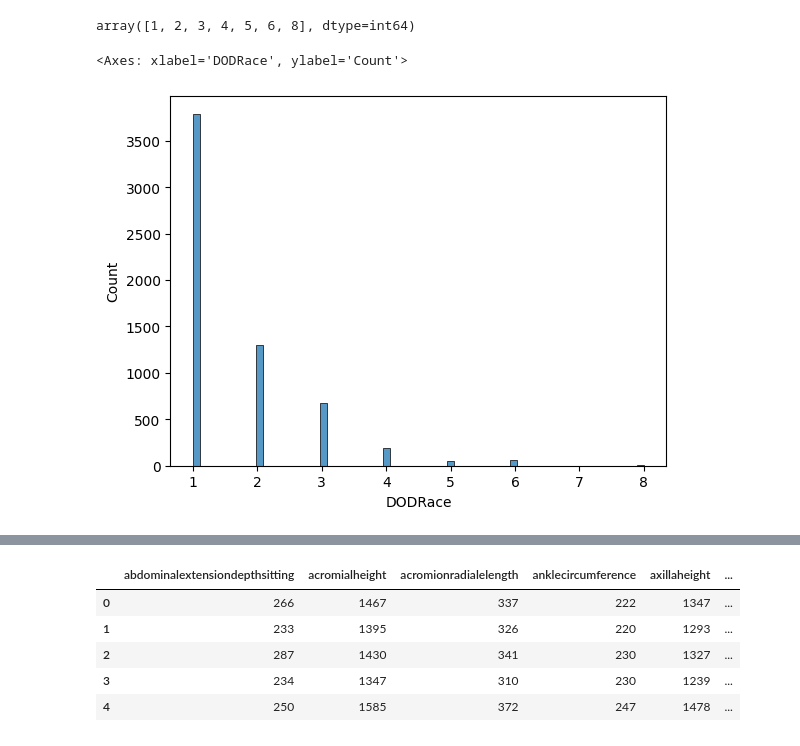
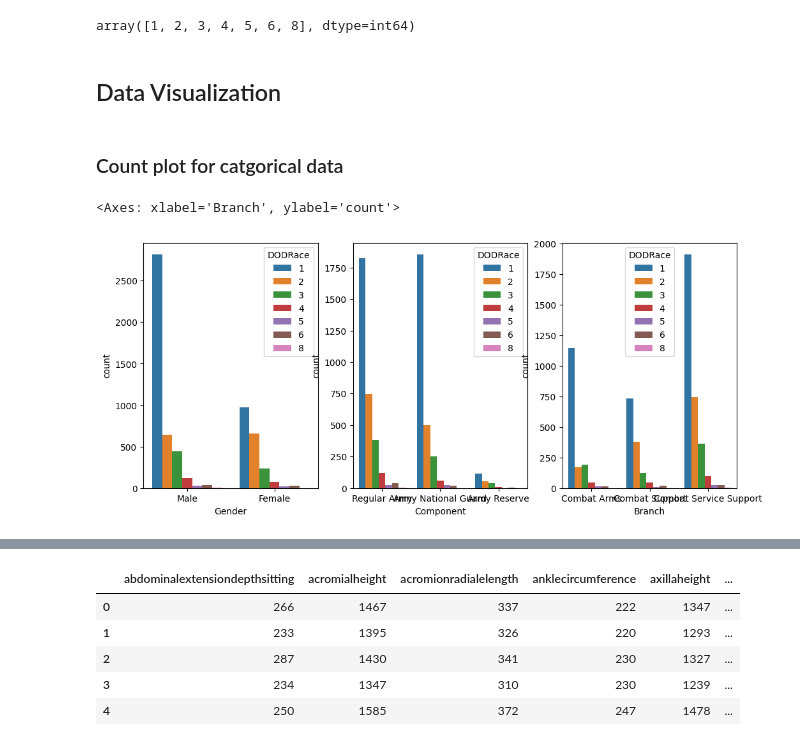
Before and after one commit to Hessa-Alharbi/Soldier-Race-Project, a Jupyter notebook: data_preparation/EDA.ipynb, the cells around one changed output, grey strips where cells are left out. Cells and saved outputs as stored; diff of their text form; code cells hidden in the pictures.

```diff
--- a/data_preparation/EDA.ipynb
+++ b/data_preparation/EDA.ipynb
@@ -142,9 +142,25 @@ df.describe()
 df.DODRace.unique()
 # %% [output]
 array([1, 2, 3, 4, 5, 6, 8], dtype=int64)
-# %%
-import seaborn as sns
-sns.histplot(df['DODRace'])
-# %% [output]
-<Axes: xlabel='DODRace', ylabel='Count'>
-[figure, removed]
+# %% [markdown]
+## Data Visualization
+# %% [markdown]
+### Count plot for catgorical data
+# %%
+from matplotlib import pyplot as plt
+import seaborn as sns
+
+plt.figure(figsize=(12,5))
+
+plt.subplot(1,3,1)
+sns.countplot(data=df, x='Gender', hue='DODRace')
+
+plt.subplot(1,3,2)
+
+sns.countplot(data=df, x='Component', hue='DODRace')
+
+plt.subplot(1,3,3)
+sns.countplot(data=df, x='Branch', hue='DODRace')
+# %% [output]
+<Axes: xlabel='Branch', ylabel='count'>
+[figure, added]
```
Also changed, not shown: parts of 9 cells of this notebook, 2 other files.
